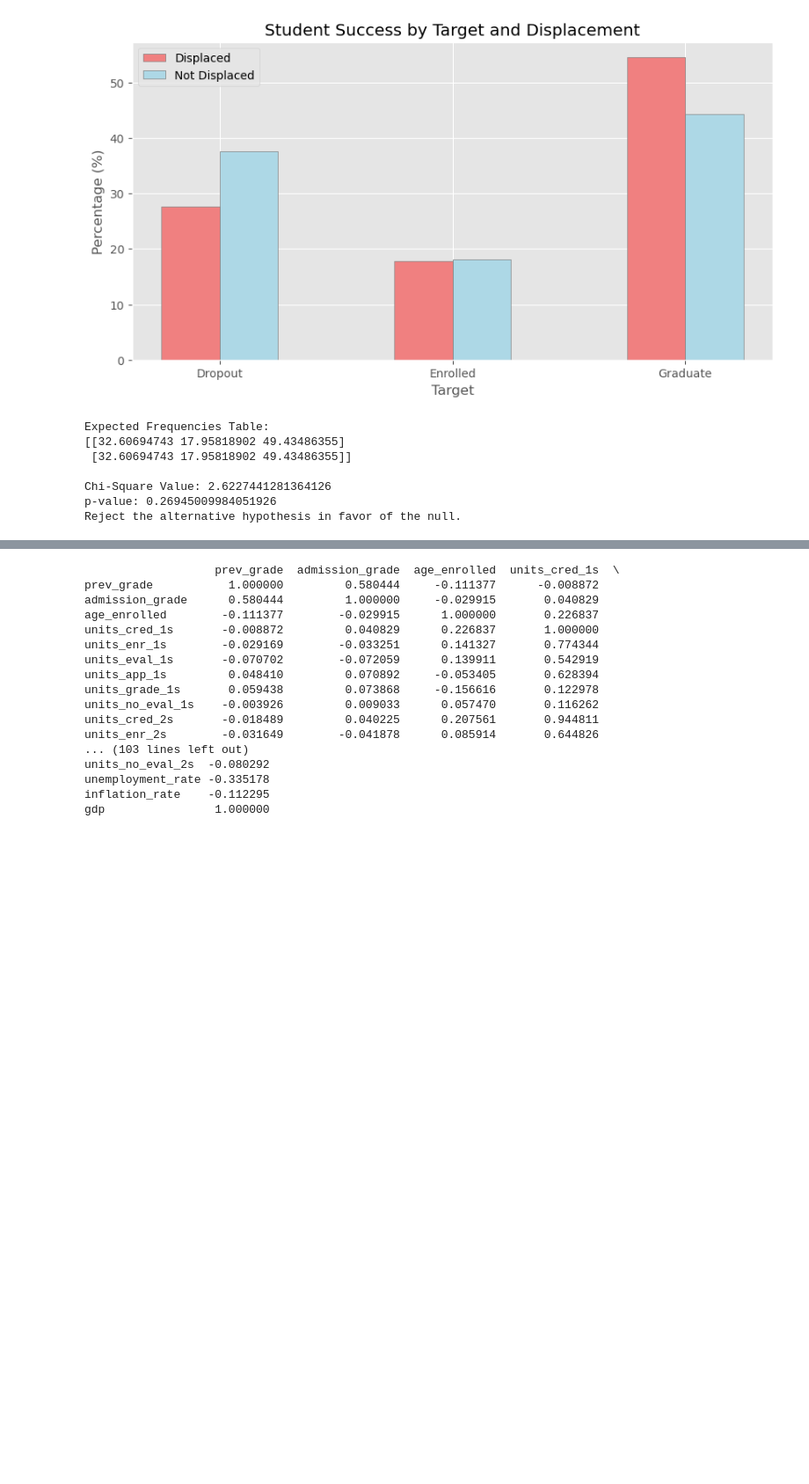
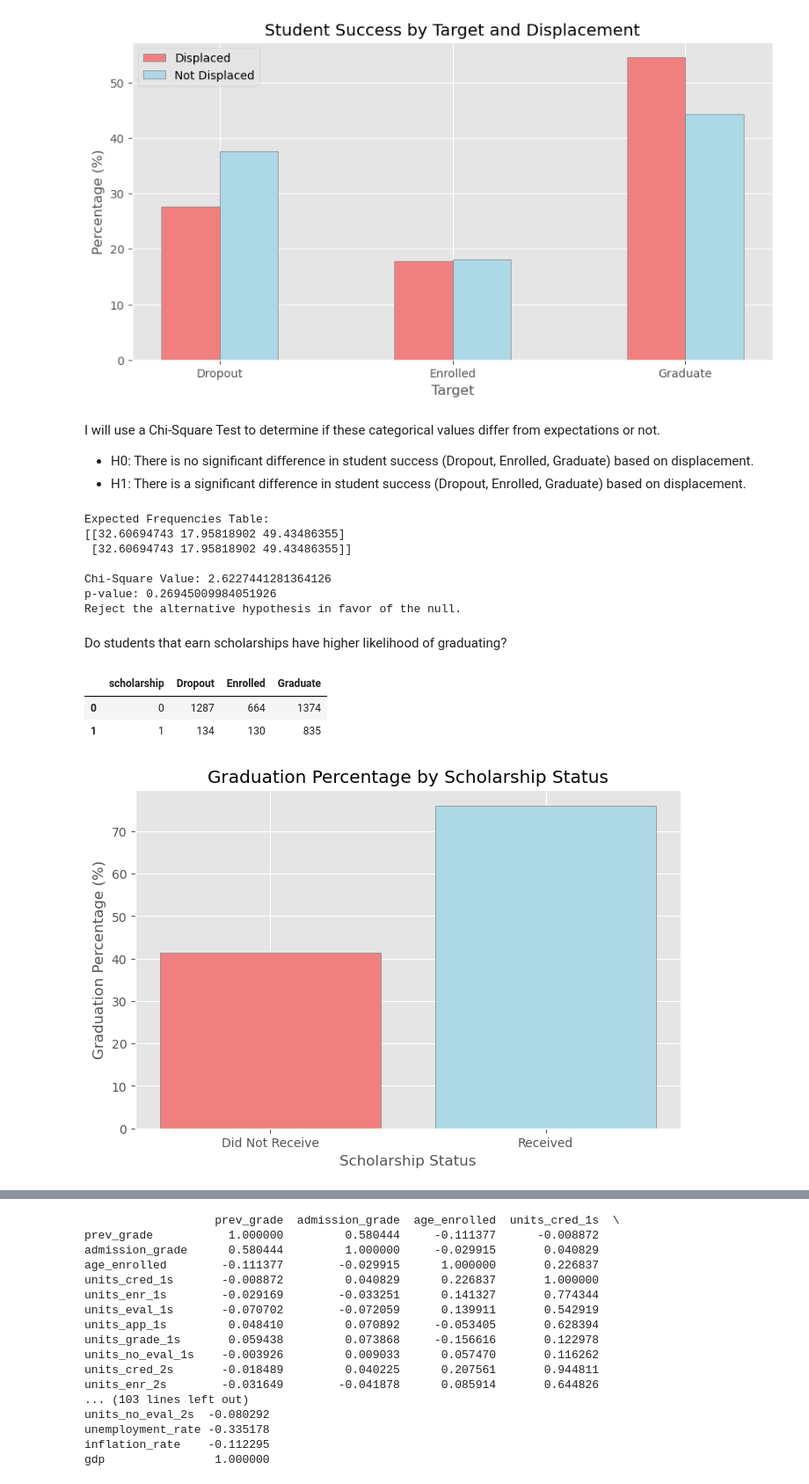
Before and after one commit to elijahlopez94/predicting_student_success, a Jupyter notebook: student_success.ipynb, the cells around one changed output, grey strips where cells are left out. Shown: that part at 88% size. Saved outputs shown, nothing was run; the diff lists cells and outputs as text; code cells hidden in the pictures; blank space fills up the shorter version.

Commit message:
Third statistical test

```diff
--- a/student_success.ipynb
+++ b/student_success.ipynb
@@ -462,6 +464,11 @@ ax.legend()
 plt.show();
 # %% [output]
 [figure]
+# %% [markdown]
+I will use a Chi-Square Test to determine if these categorical values differ from expectations or not.
+
+* H0: There is no significant difference in student success (Dropout, Enrolled, Graduate) based on displacement.
+* H1: There is a significant difference in student success (Dropout, Enrolled, Graduate) based on displacement.
 # %%
 # Run the test. Not a significant result!
 chi_square_test(displaced_target_df, 0.05)
@@ -473,3 +480,49 @@ Expected Frequencies Table:
 Chi-Square Value: 2.6227441281364126
 p-value: 0.26945009984051926
 Reject the alternative hypothesis in favor of the null.
+# %% [markdown]
+Do students that earn scholarships have higher likelihood of graduating?
+# %%
+# Group by scholarship and count target
+scholarship_target_df = cat_df.groupby(by=['scholarship', 'target']).size().unstack(fill_value=0)
+scholarship_target_df.reset_index(inplace=True)
+scholarship_target_df.columns.name = None
+scholarship_target_df
+# %% [output]
+|  | scholarship | Dropout | Enrolled | Graduate |
+| 0 | 0 | 1287 | 664 | 1374 |
+| 1 | 1 | 134 | 130 | 835 |
+# %%
+# Calculate number of graduates that earned scholarships out of total scholarships
+# Calculate number of graduates that did not earn scholarships out of total students
+grads_with_scholarship = scholarship_target_df.loc[1, 'Graduate']
+total_scholarships = scholarship_target_df.loc[1, 'Dropout'] + scholarship_target_df.loc[1, 'Enrolled'] + scholarship_target_df.loc[1, 'Graduate']
+
+grads_with_no_scholarship = scholarship_target_df.loc[0, 'Graduate']
+total_with_no_scholarship = scholarship_target_df.loc[0, 'Dropout'] + scholarship_target_df.loc[0, 'Enrolled'] + scholarship_target_df.loc[0, 'Graduate']
+# %%
+import matplotlib.pyplot as plt
+
+# Calculate percentages
+percentage_grads_with_scholarship = (grads_with_scholarship / total_scholarships) * 100
+percentage_grads_with_no_scholarship = (grads_with_no_scholarship / total_with_no_scholarship) * 100
+
+# Data for plotting
+labels = ['Did Not Receive', 'Received']  # Reversed the order here
+percentages = [percentage_grads_with_no_scholarship, percentage_grads_with_scholarship]  # Reversed the order here
+
+# Create a bar chart
+fig, ax = plt.subplots(figsize=(8, 5))
+
+# Plot the bars
+ax.bar(labels, percentages, color=['lightcoral', 'lightblue'], edgecolor='grey')
+
+# Set titles and labels
+ax.set_title('Graduation Percentage by Scholarship Status')
+ax.set_xlabel('Scholarship Status')
+ax.set_ylabel('Graduation Percentage (%)')
+
+# Display the plot
+plt.show();
+# %% [output]
+[figure, added]
```
Also changed, not shown: parts of 6 cells of this notebook.
